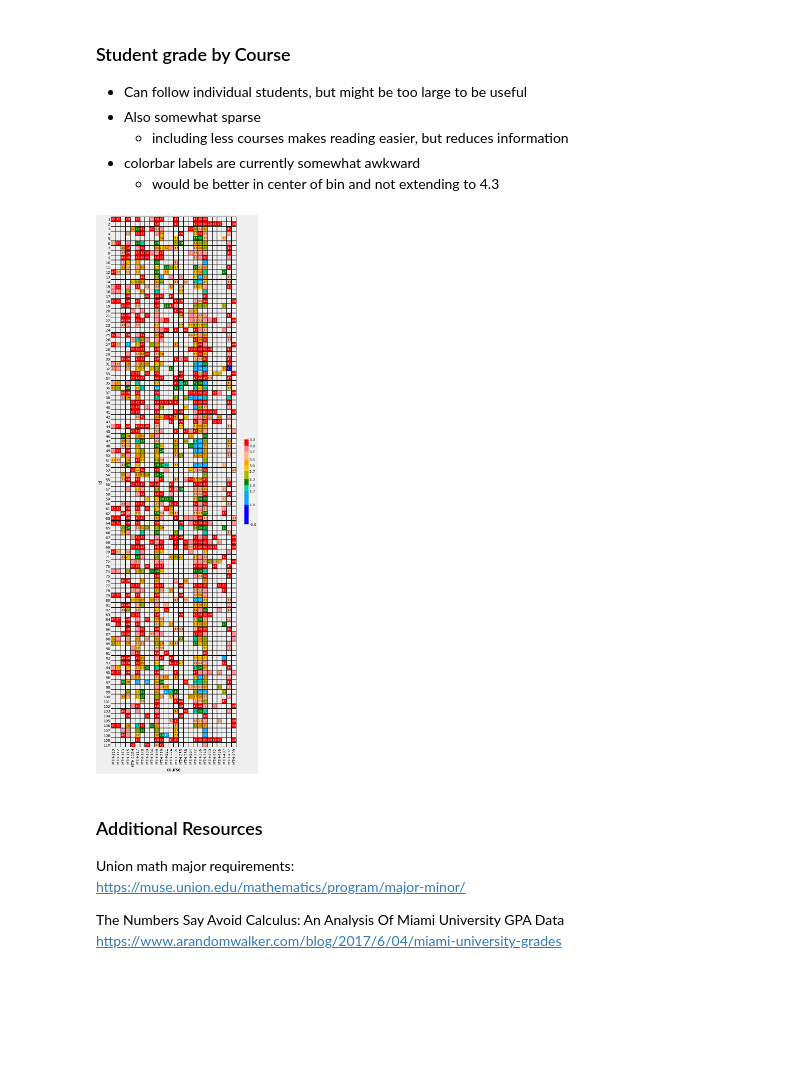
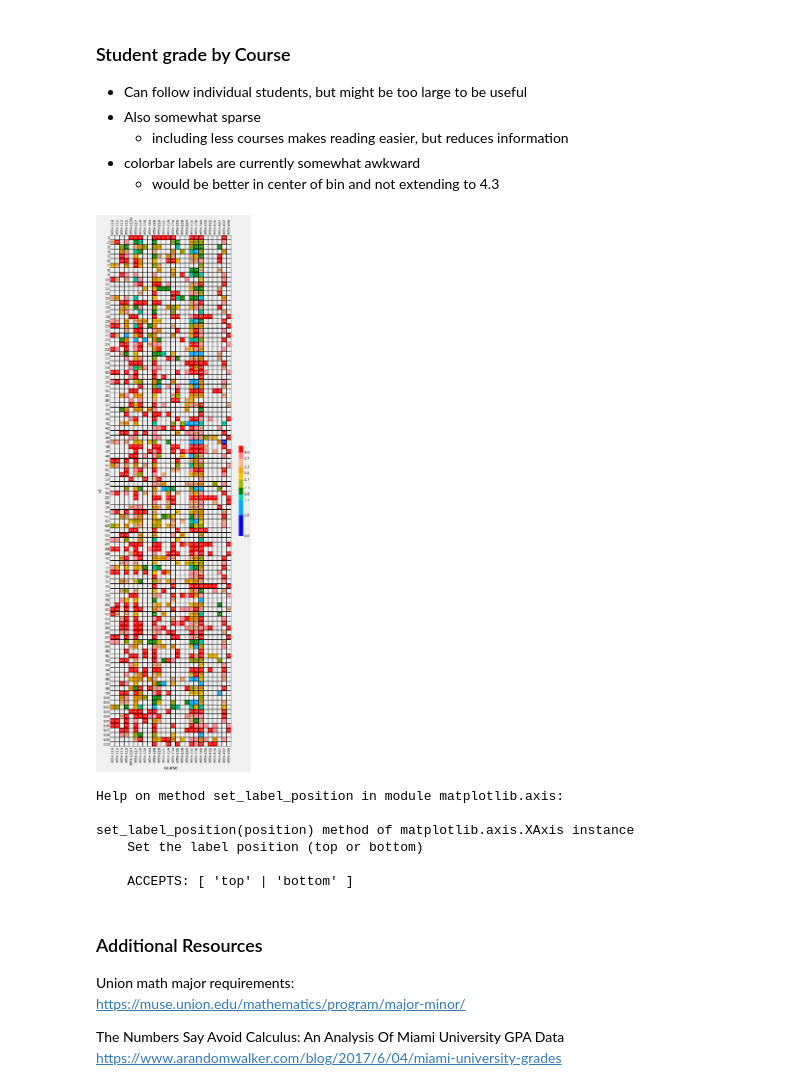
Before and after one commit to pmgasper/union_students, a Jupyter notebook: data_exploration.ipynb, the cells around one changed output. Cells and saved outputs as stored; diff of their text form; code cells hidden in the pictures; blank space fills up the shorter version.

```diff
--- a/data_exploration.ipynb
+++ b/data_exploration.ipynb
@@ -22,6 +22,7 @@ pd.set_option('max_rows', 7)
 pd.set_option('max_columns', 50)
 # %%
 # Constants
+datafile = 'data/union_students_818.xlsx'
 
 # Grades rank order
 grade_to_point = {'A':4.0, 'A-':3.7, 'B+':3.3, 'B':3.0, 'B-':2.7, 'C+':2.3,
@@ -46,12 +47,16 @@ courses_core = ['MTH-115', 'MTH-115H', 'MTH-117', 'MTH-199', 'MTH-332',
                 'MTH-336', 'MTH-340']
 courses_thesis = ['MTH-497', 'MTH-499']
 courses_select = courses_intro + courses_core + courses_thesis
+# %%
+# Optional switch to simplified data for troubleshooting and testing
+if False:
+    datafile = 'data/dummy_data.xlsx'
+    courses_select = ['MTH-1', 'MTH-2', 'MTH-3', 'MTH-4', 'MTH-5']
 # %% [markdown]
 ## Load and clean the data
 # %%
 # Load student info data from excel file
-info = pd.read_excel('data/union_students_818.xlsx',
-                     sheet_name='student info')
+info = pd.read_excel(datafile, sheet_name='student info')
 
 # Column name style preferences
 info.columns = map(str.lower, info.columns)
@@ -89,8 +94,7 @@ Index(['id', 'class_year', 'giving', 'greek', 'interest_1', 'interest_2',
       dtype='object')
 # %%
 # Load grades data from excel file
-data = pd.read_excel('data/union_students_818.xlsx',
-                     sheet_name='psa.grad.grades')
+data = pd.read_excel(datafile, sheet_name='psa.grad.grades')
 
 # Column name style preferences
 data.columns = map(str.lower, data.columns)
@@ -643,31 +680,48 @@ plt.show()
 # %%
 # Grades by student by course
 min_count = 10    # exclude courses taken less than min_count times
 
 graph_data = (data.groupby('course')
                   .filter(lambda group: len(group) >= min_count)
                   .pivot_table('point', 'id', 'course', aggfunc='max')
              )
-fig = plt.figure(figsize=(10, 36))
+fig = plt.figure(figsize=(10, 40))
 colors = ['blue', 'cyan', 'green', 'gold', 'orange', 'pink', 'red']
 cmap = plt_colors.LinearSegmentedColormap.from_list('custom_cb', colors)
 bounds = np.append(np.array(point_rank[::-1]) - 0.01, 4.3)
 norm = plt_colors.BoundaryNorm(bounds, cmap.N)
 
 ax = (sns.heatmap(graph_data,
                   vmin=0, vmax=4,
                   cmap=cmap,
                   cbar_kws={'shrink':0.16, 'cmap':cmap, 'norm':norm,
-                            'ticks':bounds, 'spacing':'proportional',
+                            'ticks':point_rank,
+                            'ticklocation':point_rank,
+                            'spacing':'proportional',
                             'format':'%.1f'},
                   linewidth=1, linecolor='black',
                   annot=True, fmt='.1f', annot_kws={'fontsize':10},
                   square=True,
                   norm=norm
                 )
      )
+
+ax.xaxis.set_tick_params(labeltop=True)
+plt.xticks(rotation=90)
+
+plt.show()
 # %% [output]
-[figure, old version]
+[figure, new version]
+# %%
+
+help(ax.xaxis.set_label_position)
+# %% [output]
+Help on method set_label_position in module matplotlib.axis:
+
+set_label_position(position) method of matplotlib.axis.XAxis instance
+    Set the label position (top or bottom)
+
+    ACCEPTS: [ 'top' | 'bottom' ]
 # %% [markdown]
 ### Additional Resources
 
```
Also changed, not shown: parts of 6 cells of this notebook.
